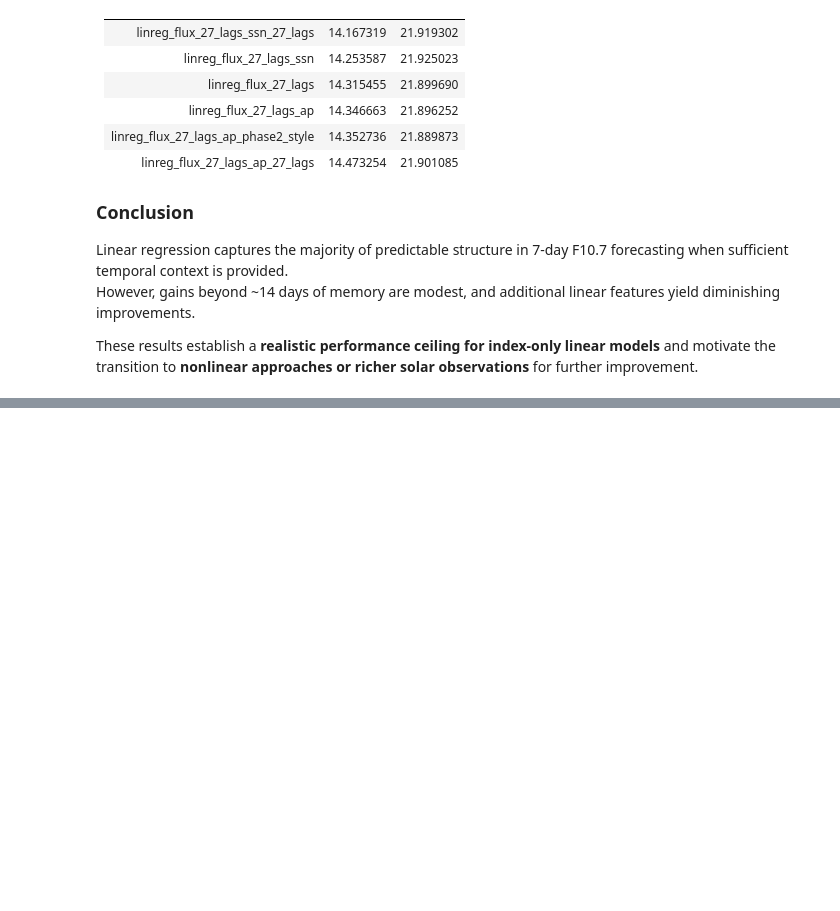
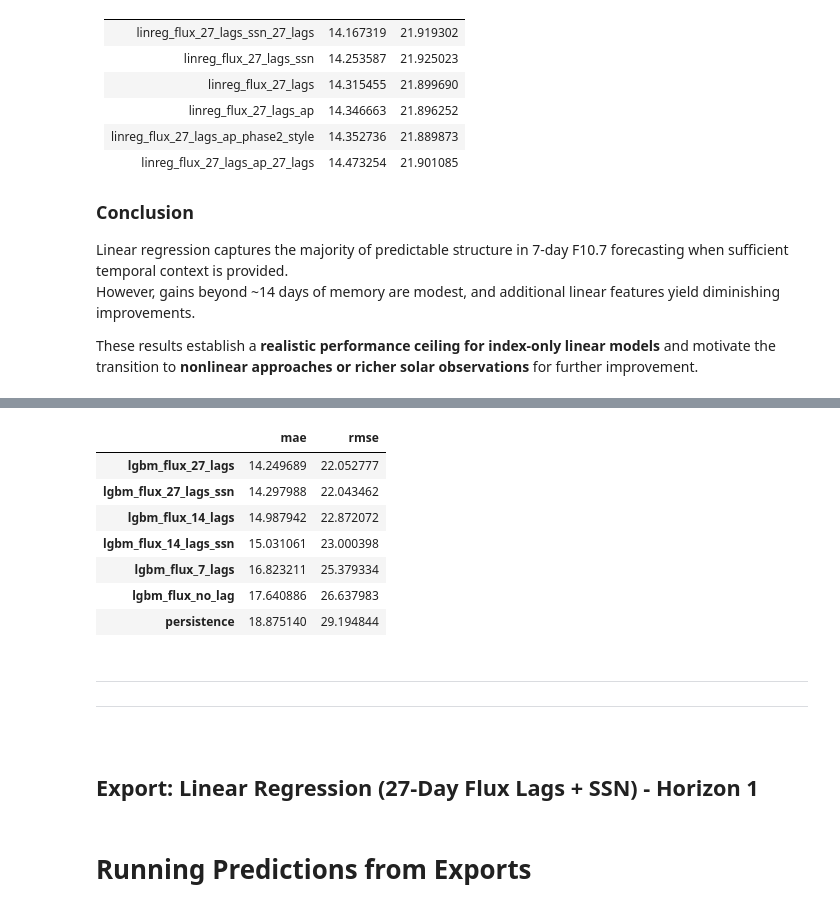
Before and after one commit to csula-aero-25-26/forecast-model, a Jupyter notebook: phase3/phase3.ipynb, the cells around one changed output, grey strips where cells are left out. Saved outputs shown, nothing was run; the diff lists cells and outputs as text; code cells hidden in the pictures; blank space fills up the shorter version.

```diff
--- a/phase3/phase3.ipynb
+++ b/phase3/phase3.ipynb
@@ -931,7 +967,5 @@ These results establish a **realistic performance ceiling for index-only linear
 # %%
-import joblib
-
-def train_export_linreg_flux_ssn(train_df, n_lags, horizon):
+def export_linreg_flux_ssn(train_df, n_lags, horizon):
     flux_lag_cols = ["F10.7obs"] + [f"f107_lag_{i}" for i in range(1, CONFIG["N_LAGS"] + 1)]
     feature_cols = flux_lag_cols + ["SN"]
 
@@ -949,11 +983,14 @@ def train_export_linreg_flux_ssn(train_df, n_lags, horizon):
 
 train_df = df.loc[:df_cycle25.index[0]]
 
-model, feature_cols = train_export_linreg_flux_ssn(
+model, feature_cols = export_linreg_flux_ssn(
     train_df=train_df,
     n_lags=CONFIG["N_LAGS"],
     horizon=CONFIG["HORIZON_DAYS"]
 )
+
+os.makedirs("./models", exist_ok=True)
+filename = f"./models/linreg_flux_{CONFIG['N_LAGS']}_lags_ssn_horizon_{CONFIG['HORIZON_DAYS']}.pkl"
 
 joblib.dump(
     {
@@ -962,8 +999,8 @@ joblib.dump(
         "n_lags": CONFIG["N_LAGS"],
         "horizon": CONFIG["HORIZON_DAYS"]
     },
-    "linreg_flux_27_lags_ssn.pkl"
+    filename
 )
 
-print("Exported linreg_flux_27_lags_ssn.pkl")
+print(f"Exported {filename}")
 # %% [output]
@@ -1025,0 +1271,24 @@ Abs Error: 1.6773025998733004
+# %%
+metrics_df = (
+    pd.DataFrame(model_metrics)
+    .T
+    .loc[lambda df: df.index.str.contains("lgbm|persistence")]
+    .sort_values(by=["mae", "rmse"])
+)
+
+metrics_df
+# %% [output]
+|  | mae | rmse |
+| lgbm_flux_27_lags | 14.249689 | 22.052777 |
+| lgbm_flux_27_lags_ssn | 14.297988 | 22.043462 |
+| lgbm_flux_14_lags | 14.987942 | 22.872072 |
+| lgbm_flux_14_lags_ssn | 15.031061 | 23.000398 |
+| lgbm_flux_7_lags | 16.823211 | 25.379334 |
+| lgbm_flux_no_lag | 17.640886 | 26.637983 |
+| persistence | 18.875140 | 29.194844 |
+# %% [markdown]
+#
+---
+#
+---
+#
@@ -1025,0 +1309,2 @@ Abs Error: 1.6773025998733004
+# %% [markdown]
+## Export: Linear Regression (27-Day Flux Lags + SSN) - Horizon 1
@@ -1025,0 +1332,2 @@ Abs Error: 1.6773025998733004
+# %% [markdown]
+# Running Predictions from Exports
```
Also changed, not shown: parts of 29 cells of this notebook, 6 other files.
